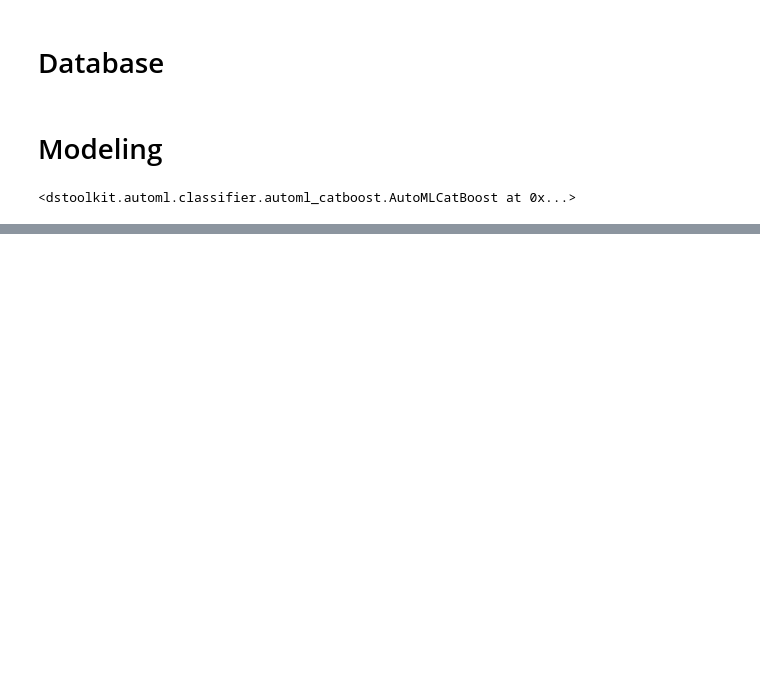
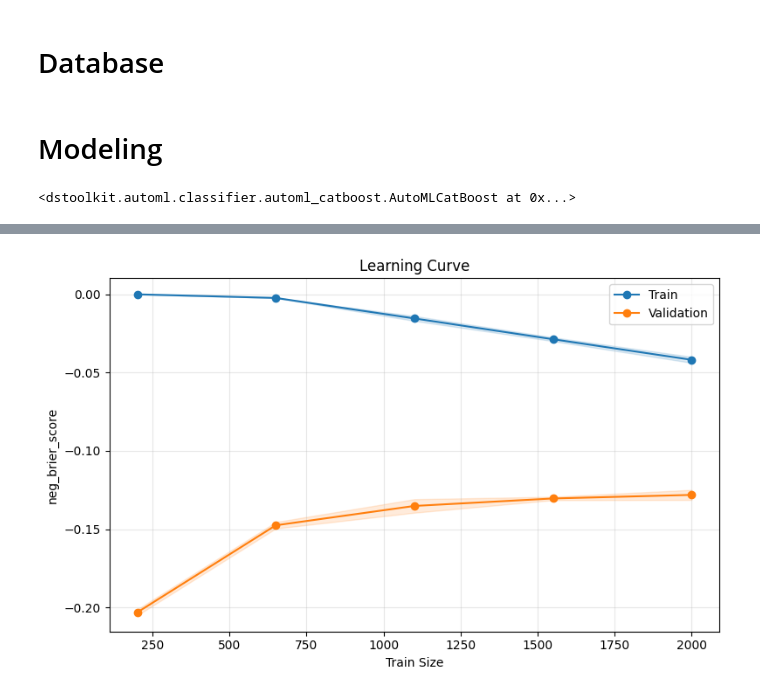
Before and after one commit to juniorcl/data-science-toolkit, a Jupyter notebook: notebooks/model_analysis/classifier_analysis.ipynb, the cells around one changed output, grey strips where cells are left out. Cells and saved outputs as stored; diff of their text form; code cells hidden in the pictures; blank space fills up the shorter version.

```diff
--- a/notebooks/model_analysis/classifier_analysis.ipynb
+++ b/notebooks/model_analysis/classifier_analysis.ipynb
@@ -177,0 +118,4 @@ X_train.shape
+# %%
+analysis.plot_learning_curve(model, X_train, y_train['target'], cv=StratifiedKFold(n_splits=3), scoring='neg_brier_score')
+# %% [output]
+[figure, added]
```
Also changed, not shown: parts of 7 cells of this notebook, 3 other files.
